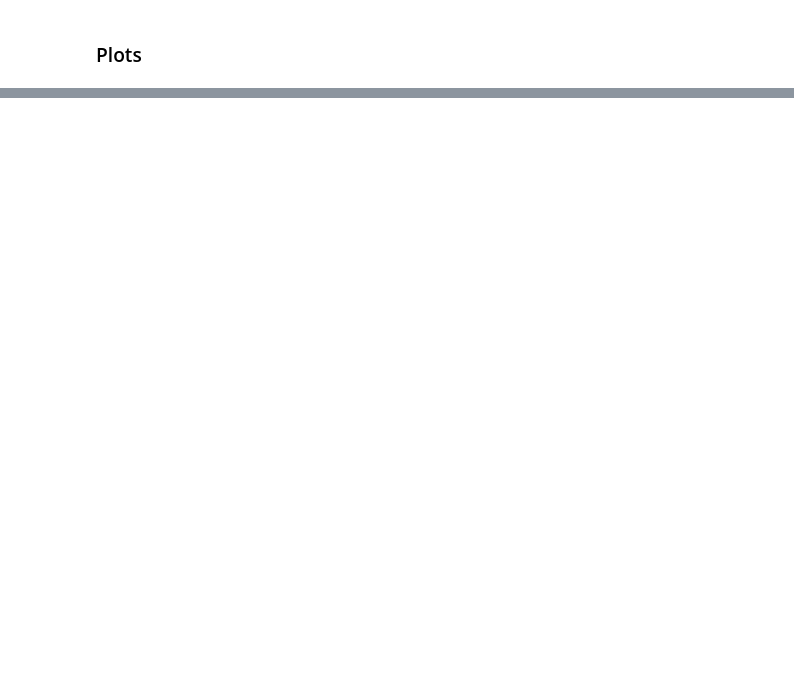
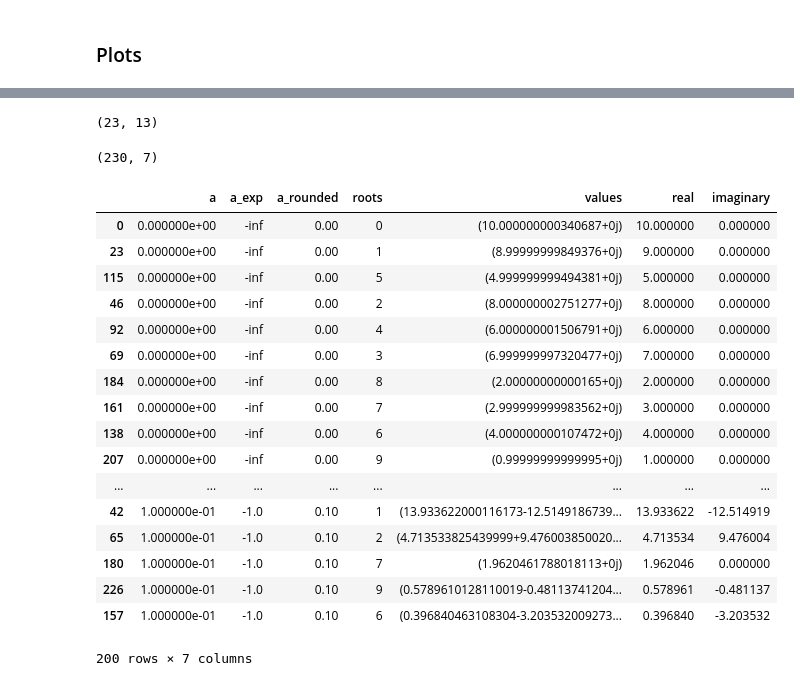
Before and after one commit to agnikumar/math-lab, a Jupyter notebook: perturbations/perturbed_polynomials.ipynb, the cells around one changed output, grey strips where cells are left out. Drawn from its saved outputs; the diff is of its cells as text; code cells hidden in the pictures; blank space fills up the shorter version.

```diff
--- a/perturbations/perturbed_polynomials.ipynb
+++ b/perturbations/perturbed_polynomials.ipynb
@@ -131,0 +142,43 @@ plt.show()
+# %%
+a_roots = []
+for a in a_vals:
+    trial_coeff = perturb_coeff(a, coeff_ck)
+    trial_roots = roots_perturb_coeff(trial_coeff) # all roots
+    a_roots.append(trial_roots)
+
+a_roots_df = pd.DataFrame(a_roots)
+a_roots_df.insert(0, 'a', a_vals)
+#a_roots_df.insert(0, 'a_exp', [float('-inf')] + a_exp)
+a_roots_df.insert(0, 'a_exp', [-math.inf] + a_exp)
+a_roots_df.insert(0, 'a_rounded', a_roots_df['a'].round(2))
+print(a_roots_df.shape)
+# %% [output]
+(23, 13)
+# %%
+a_roots_df_melt = pd.melt(a_roots_df, id_vars=['a', 'a_exp', 'a_rounded'], var_name='roots', value_name='values')
+a_roots_df_melt = a_roots_df_melt.sort_values(by=['a'])
+a_roots_df_melt['real'] = a_roots_df_melt['values'].real
+a_roots_df_melt['imaginary'] = a_roots_df_melt['values'].imag
+
+print(a_roots_df_melt.shape)
+a_roots_df_melt.head(200)
+# %% [output]
+(230, 7)
+|  | a | a_exp | a_rounded | roots | values | real | imaginary |
+| 0 | 0.000000e+00 | -inf | 0.00 | 0 | (10.000000000340687+0j) | 10.000000 | 0.000000 |
+| 23 | 0.000000e+00 | -inf | 0.00 | 1 | (8.99999999849376+0j) | 9.000000 | 0.000000 |
+| 115 | 0.000000e+00 | -inf | 0.00 | 5 | (4.999999999494381+0j) | 5.000000 | 0.000000 |
+| 46 | 0.000000e+00 | -inf | 0.00 | 2 | (8.000000002751277+0j) | 8.000000 | 0.000000 |
+| 92 | 0.000000e+00 | -inf | 0.00 | 4 | (6.000000001506791+0j) | 6.000000 | 0.000000 |
+| 69 | 0.000000e+00 | -inf | 0.00 | 3 | (6.999999997320477+0j) | 7.000000 | 0.000000 |
+| 184 | 0.000000e+00 | -inf | 0.00 | 8 | (2.00000000000165+0j) | 2.000000 | 0.000000 |
+| 161 | 0.000000e+00 | -inf | 0.00 | 7 | (2.999999999983562+0j) | 3.000000 | 0.000000 |
+| 138 | 0.000000e+00 | -inf | 0.00 | 6 | (4.000000000107472+0j) | 4.000000 | 0.000000 |
+| 207 | 0.000000e+00 | -inf | 0.00 | 9 | (0.99999999999995+0j) | 1.000000 | 0.000000 |
+| ... | ... | ... | ... | ... | ... | ... | ... |
+| 42 | 1.000000e-01 | -1.0 | 0.10 | 1 | (13.933622000116173-12.5149186739... | 13.933622 | -12.514919 |
+| 65 | 1.000000e-01 | -1.0 | 0.10 | 2 | (4.713533825439999+9.476003850020... | 4.713534 | 9.476004 |
+| 180 | 1.000000e-01 | -1.0 | 0.10 | 7 | (1.9620461788018113+0j) | 1.962046 | 0.000000 |
+| 226 | 1.000000e-01 | -1.0 | 0.10 | 9 | (0.5789610128110019-0.48113741204... | 0.578961 | -0.481137 |
+| 157 | 1.000000e-01 | -1.0 | 0.10 | 6 | (0.396840463108304-3.203532009273... | 0.396840 | -3.203532 |
+200 rows × 7 columns
```
Also changed, not shown: parts of 13 cells of this notebook.
